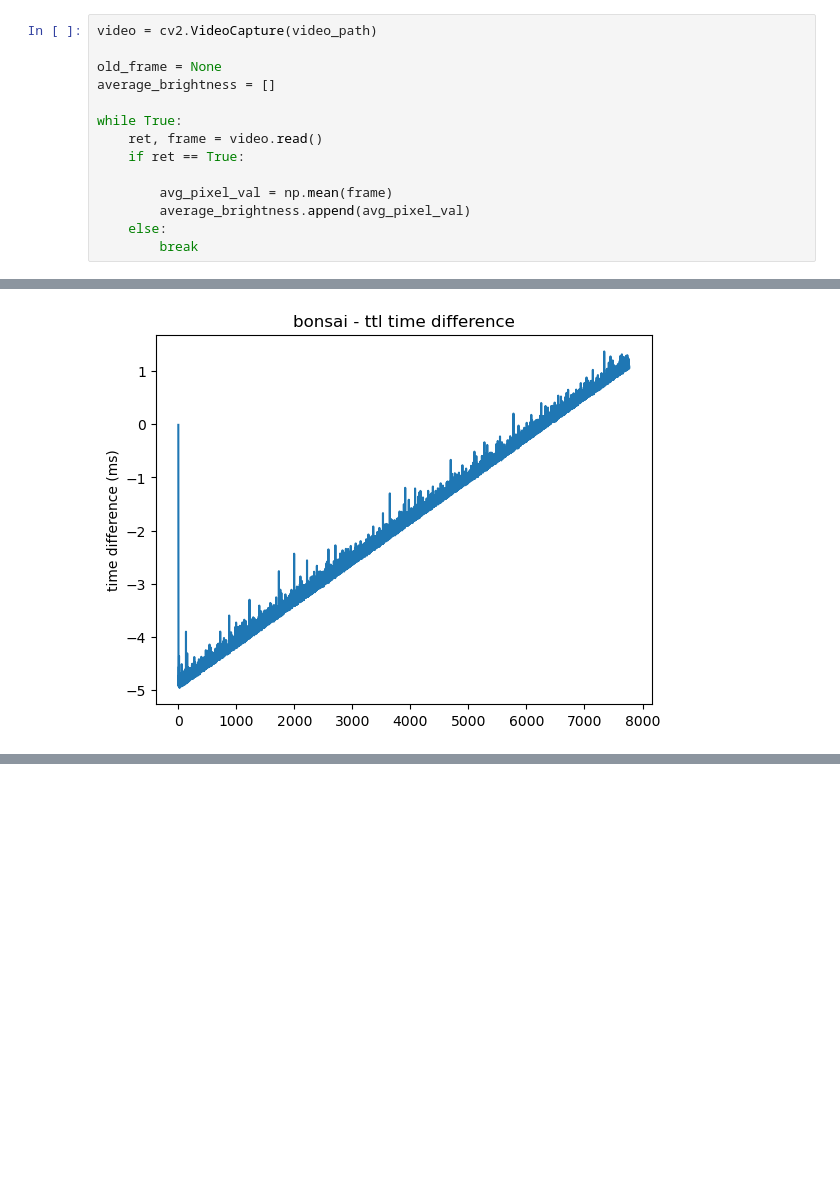
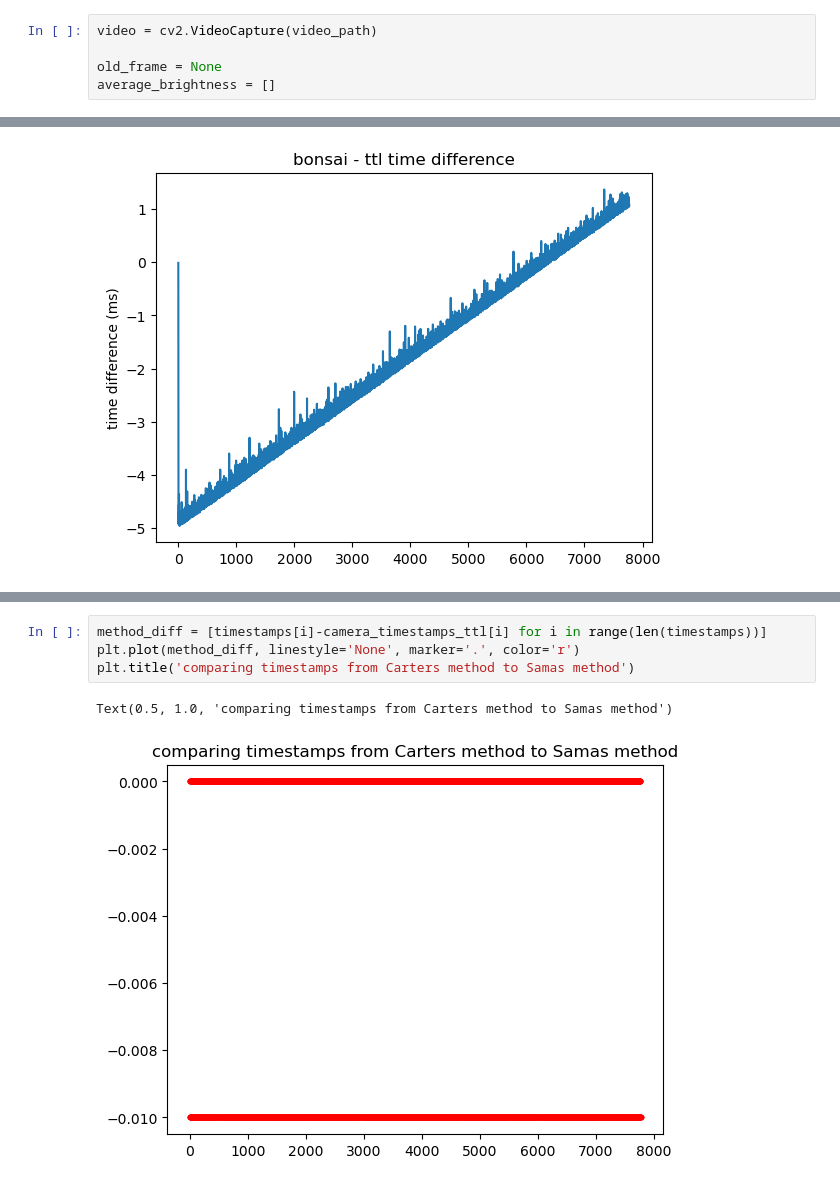
Before and after one commit to ptarabishi/maui_codebook, a Jupyter notebook: notebooks/2026_02_05_timesynch.ipynb, the cells around one changed output, grey strips where cells are left out. Drawn from its saved outputs; the diff is of its cells as text; blank space fills up the shorter version.

```diff
--- a/notebooks/2026_02_05_timesynch.ipynb
+++ b/notebooks/2026_02_05_timesynch.ipynb
@@ -180,15 +167,6 @@ video = cv2.VideoCapture(video_path)
 
 old_frame = None
 average_brightness = []
-
-while True:
-    ret, frame = video.read()
-    if ret == True:
-
-        avg_pixel_val = np.mean(frame)
-        average_brightness.append(avg_pixel_val)
-    else:
-        break
 # %%
 plt.plot(relative_bonsai_timestamps_ms, average_brightness, marker='.', label='Bonsai timestamps')
 plt.vlines(opto_timestamps_ttl,min(average_brightness),60, colors='r', alpha=0.5, label='TTL ON timestamps')
@@ -265,0 +284,7 @@ plt.plot(source_diffs)
+# %%
+method_diff = [timestamps[i]-camera_timestamps_ttl[i] for i in range(len(timestamps))]
+plt.plot(method_diff, linestyle='None', marker='.', color='r')
+plt.title('comparing timestamps from Carters method to Samas method')
+# %% [output]
+Text(0.5, 1.0, 'comparing timestamps from Carters method to Samas method')
+[figure, added]
```
Also changed, not shown: parts of 5 cells of this notebook, 1 other file.
